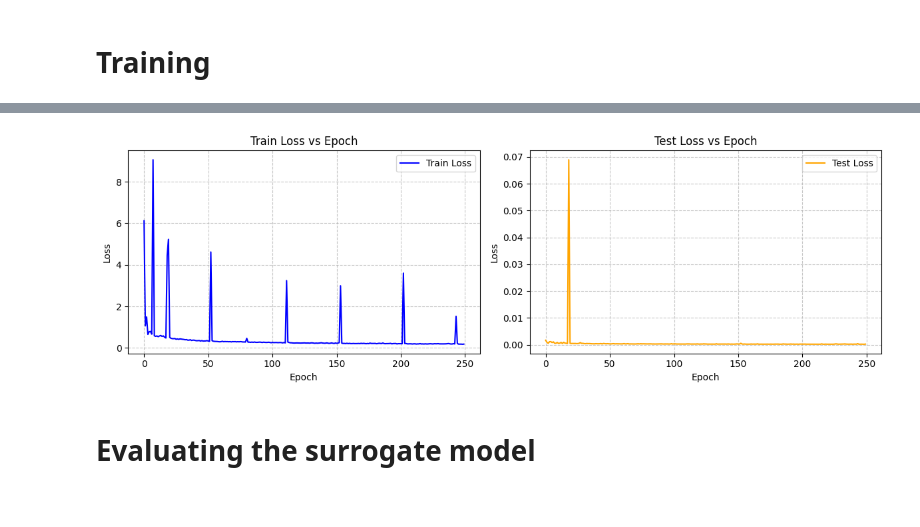
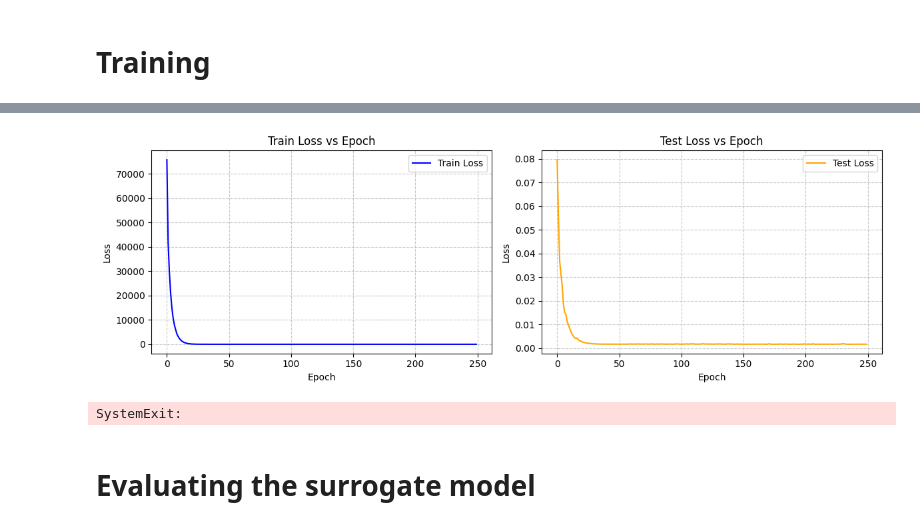
Before and after one commit to MahanVeisi8/Diff-MOBO, a Jupyter notebook: src/surrogate_models/train_best_surrogate_model.ipynb, the cells around one changed output, grey strips where cells are left out. Drawn from its saved outputs; the diff is of its cells as text; code cells hidden in the pictures.

Commit message:
refind the markdown files, trained surrogatte model and  add weigths to the google drive, refined the surrogate_models to avoid ovverfitting.

```diff
--- a/src/surrogate_models/train_best_surrogate_model.ipynb
+++ b/src/surrogate_models/train_best_surrogate_model.ipynb
@@ -366,23 +404,28 @@ import matplotlib.pyplot as  plt
 
 
 input_size = 192 * 2
-# hidden_size = [150, 200, 200 , 150]
-hidden_size = [200, 300, 300 , 200]
+# hidden_size = [300, 150,200,150,300]
+# hidden_size = [150, 200 ,200, 150]
+hidden_size = [200, 300 ,300, 200]
+# hidden_size = [512, 512, 256, 128]
+# hidden_size = [256, 128, 64]
+# hidden_size = [512, 256, 128]
 # hidden_size = [128, 64 , 32]
 num_classes = 1
 num_epochs = 250
-learning_rate = 9e-4
+# learning_rate = 1e-3
 # learning_rate = 1e-6
+learning_rate = 1e-4
 # learning_rate = 1e-7
-learning_rate_decay = 0.999
+learning_rate_decay = 0.995
 reg = 0.001
-batch_size = 128
+batch_size = 256
 device = "cuda" if torch.cuda.is_available() else "cpu"
 num_workers = 2
 patience = 100
 
-xs_train = np.load(rf"/home/bardiya/projects/diffusion_air_manifolding/codes/creative-generativeai-diffusion/data/raw/xs_train.npy")
-ys_train = np.load(rf"/home/bardiya/projects/diffusion_air_manifolding/codes/creative-generativeai-diffusion/data/raw/ys_train.npy")
+xs_train = np.load(rf"/home/bardiya/projects/diffusion_air_manifolding/codes/creative-generativeai-diffusion/xs_train_MPI.npy")
+ys_train = np.load(rf"/home/bardiya/projects/diffusion_air_manifolding/codes/creative-generativeai-diffusion/ys_train_MPI.npy")
 
 xs_train = xs_train.reshape(xs_train.shape[0],-1)
 
@@ -408,7 +451,7 @@ test_loader = torch.utils.data.DataLoader(dataset=val_dataset,
 
 
 # model_mlp = MultiLayerPerceptronWithCustomAttention(input_size, hidden_size, num_classes,3).to(device)
-model_mlp = MultiLayerPerceptron_forward(input_size, hidden_size, num_classes,4).to(device)
+model_mlp = MultiLayerPerceptron_forward(input_size, hidden_size, num_classes,3).to(device)
 print(count_parameters(model_mlp))
 
 # model_mlp.apply(weights_init)
@@ -426,11 +469,11 @@ criterion_sum_mse = sum_mse
 
 
 # criterion = criterion_MAE
-# criterion_train= sum_mse
+criterion_train= nn.MSELoss()
 # criterion_val   = nn.MSELoss()  # Standard mean MSE
-criterion_train= nn.L1Loss()
+# criterion_train= nn.L1Loss()
 criterion_val   = nn.L1Loss()  # Standard mean MSE
-optimizer = torch.optim.Adam(model_mlp.parameters(), lr=learning_rate)
+optimizer = torch.optim.Adam(model_mlp.parameters(), lr=learning_rate, weight_decay=1e-4)
 
 ########################################
 # 5) Training loop with early stopping
@@ -551,4 +594,5 @@ axs[1].legend()
 
 plt.tight_layout()
 plt.show()
+sys.exit()
 # %% [output]
@@ -571,5 +615,6 @@ Training completed in 275.02 seconds. Best epoch: 249 with test loss 0.000159
 Saved mlp_final_model.pt
-[figure, old version]
+[figure, new version]
+SystemExit:
 # %% [markdown]
 # Evaluating the surrogate model
 # %% [markdown]
```
Also changed, not shown: parts of 2 cells of this notebook, 10 other files.
